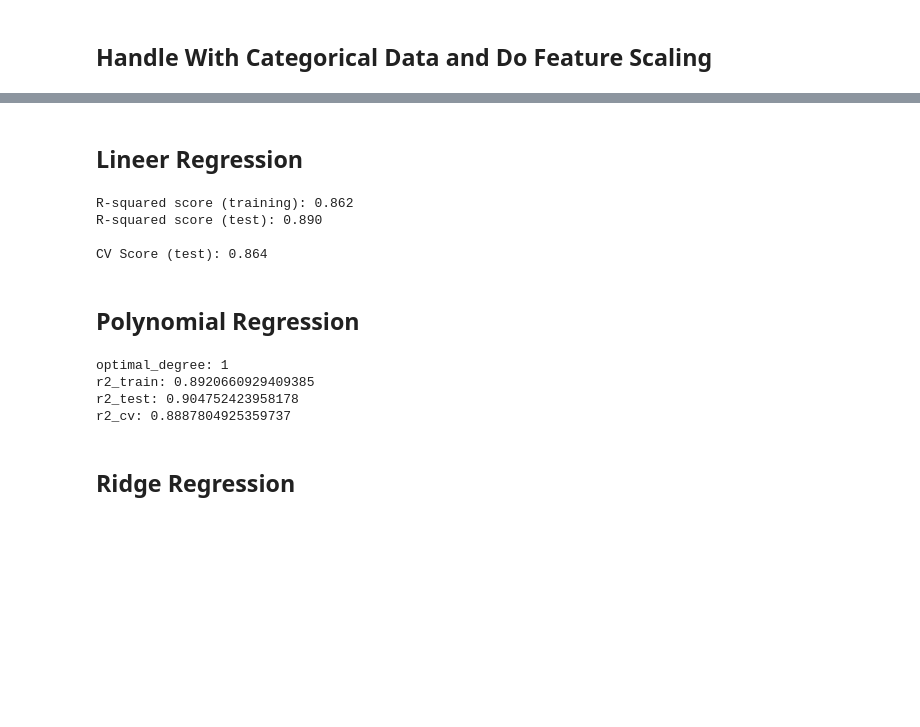
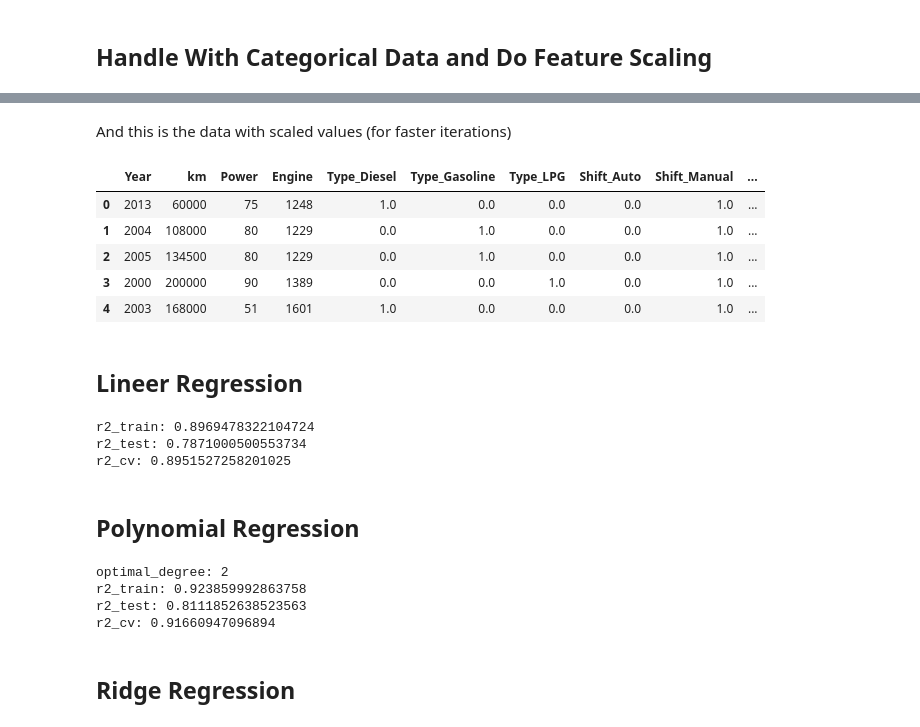
Before and after one commit to talhagedikli/ml-assignment-2, a Jupyter notebook: 19069608.ipynb, the cells around one changed output, grey strips where cells are left out. Saved outputs shown, nothing was run; the diff lists cells and outputs as text; code cells hidden in the pictures; blank space fills up the shorter version.

```diff
--- a/19069608.ipynb
+++ b/19069608.ipynb
@@ -91,3 +6,34 @@ OH_X_test = pd.concat([num_X_test, OH_cols_test], axis=1)
+# %%
+# Load important libraries
+import pandas as pd
+import numpy as np
+from sklearn.model_selection import train_test_split
+from sklearn.metrics import mean_squared_error
+from sklearn.model_selection import KFold, cross_val_score
+
+# Import data
+train_data = pd.read_excel("./asg1_train_test_data/asg1_traindata.xlsx")
+test_data = pd.read_excel("./asg1_train_test_data/asg1_testdata_without_prices.xlsx")
+
+
+# Split features and prices
+features_X = ["Year", "Type", "Shift", "km", "Power", "Engine", "Seller"]
+features_y = ["Price"]
+
+
+# We use 'without_prices' to refer to 'asg1_testdata_without_prices.xlsx'
+X_data_without_prices = pd.read_excel("./asg1_train_test_data/asg1_testdata_without_prices.xlsx")
+
+# Split data into features - prices
+X_data = train_data[features_X]
+y_data = train_data[features_y]
+
+# Define default number of fold
+N = 5
+
+# Define the default random_state
+# We define it here for convenience
+RS = 24
 # %% [markdown]
 ## Handle With Categorical Data and Do Feature Scaling
 # %%
@@ -139,3 +111,14 @@ OH_X_data_scaled = scaler.fit_transform(OH_X_data) # we use X_train to adjust/fi
+# %% [markdown]
+And this is the data with scaled values (for faster iterations)
+# %%
+OH_X_data_without_prices.head()
+# %% [output]
+|  | Year | km | Power | Engine | Type_Diesel | Type_Gasoline | Type_LPG | Shift_Auto | Shift_Manual | ... |
+| 0 | 2013 | 60000 | 75 | 1248 | 1.0 | 0.0 | 0.0 | 0.0 | 1.0 | ... |
+| 1 | 2004 | 108000 | 80 | 1229 | 0.0 | 1.0 | 0.0 | 0.0 | 1.0 | ... |
+| 2 | 2005 | 134500 | 80 | 1229 | 0.0 | 1.0 | 0.0 | 0.0 | 1.0 | ... |
+| 3 | 2000 | 200000 | 90 | 1389 | 0.0 | 0.0 | 1.0 | 0.0 | 1.0 | ... |
+| 4 | 2003 | 168000 | 51 | 1601 | 1.0 | 0.0 | 0.0 | 0.0 | 1.0 | ... |
 # %% [markdown]
 ## Lineer Regression
 # %%
@@ -144,7 +127,10 @@ from sklearn.linear_model import LinearRegression
 from sklearn.model_selection import KFold, cross_val_score
 
 # Prepare Data
-X_train, X_test, y_train, y_test = train_test_split(OH_X_data, y_data, random_state=5)
+X_train, X_test, y_train, y_test = train_test_split(OH_X_data, y_data, random_state=RS)
+
+# Set kfold for evaluate best results for CV
+kf5 = KFold(n_splits=N, shuffle=True)
 
 # Make the model
 linr = LinearRegression().fit(X_train, y_train)
@@ -153,22 +139,20 @@ linr = LinearRegression().fit(X_train, y_train)
 linr_scores = {
      "r2_train": linr.score(X_train, y_train),
      "r2_test": linr.score(X_test, y_test),
-     "r2_cv": cross_val_score(linr, X_train, y_train, cv=N, scoring="r2").mean()
+     "r2_cv": cross_val_score(linr, X_train, y_train, cv=kf5, scoring="r2").mean()
 }
 
 # Print the scores
 for k, v in linr_scores.items():
      print(k + ": " + str(v))
 # %% [output]
-R-squared score (training): 0.862
-R-squared score (test): 0.890
-
-CV Score (test): 0.864
+r2_train: 0.8969478322104724
+r2_test: 0.7871000500553734
+r2_cv: 0.8951527258201025
 # %% [markdown]
 ## Polynomial Regression
 # %%
 # Import required libraries
-from sklearn.datasets import make_friedman1
 from sklearn.linear_model import LinearRegression
 from sklearn.preprocessing import PolynomialFeatures
 
@@ -182,21 +166,20 @@ kf5 = KFold(n_splits=N, shuffle=True)
 # Loop through different variables to get best model
 for this_degree in [1, 2, 3, 4, 5]:
      # Make polynomial features with 'this_degree'
-     # I used 'OH_X_data_scaled' to evalueate faster (it will take some time)
+     # We used 'OH_X_data_scaled' to evalueate faster (it will take some time)
      poly = PolynomialFeatures(degree=this_degree)
      X_F1_poly = poly.fit_transform(OH_X_data_scaled)
 
      # Preapare polynomial data for regression
-     X_train, X_test, y_train, y_test = train_test_split(X_F1_poly, y_data, random_state = 1)
+     X_train, X_test, y_train, y_test = train_test_split(X_F1_poly, y_data, random_state = RS)
 
      # Make the model with data
      polyr = LinearRegression().fit(X_train, y_train)
 
      # Get the performance score
-     this_score = cross_val_score(polyr, X_train, y_train, cv=N, scoring='r2').mean()
      this_score = polyr.score(X_test, y_test)
 
-     # I make test with cross validation score, if new CV score is better than old one, just get new ones
+     # We make test with cross validation score, if new CV score is better than old one, just get new ones
      if (this_score > polyr_score):
           polyr_score = this_score
           polyr_degree = this_degree
@@ -206,7 +189,7 @@ poly = PolynomialFeatures(degree=polyr_degree)
 X_F1_poly = poly.fit_transform(OH_X_data_scaled)
 
 # Prepare data
-X_train, X_test, y_train, y_test = train_test_split(X_F1_poly, y_data, random_state = 1)
+X_train, X_test, y_train, y_test = train_test_split(X_F1_poly, y_data, random_state=RS)
 
 # Make model
 polyr = LinearRegression().fit(X_train, y_train)
@@ -224,10 +207,10 @@ polyr_scores = {
 for k, v in polyr_scores.items():
      print(k + ": " + str(v))
 # %% [output]
-optimal_degree: 1
-r2_train: 0.8920660929409385
-r2_test: 0.904752423958178
-r2_cv: 0.8887804925359737
+optimal_degree: 2
+r2_train: 0.923859992863758
+r2_test: 0.8111852638523563
+r2_cv: 0.91660947096894
 # %% [markdown]
 ## Ridge Regression
 # %%
```
Also changed, not shown: parts of 17 cells of this notebook, 3 other files.
